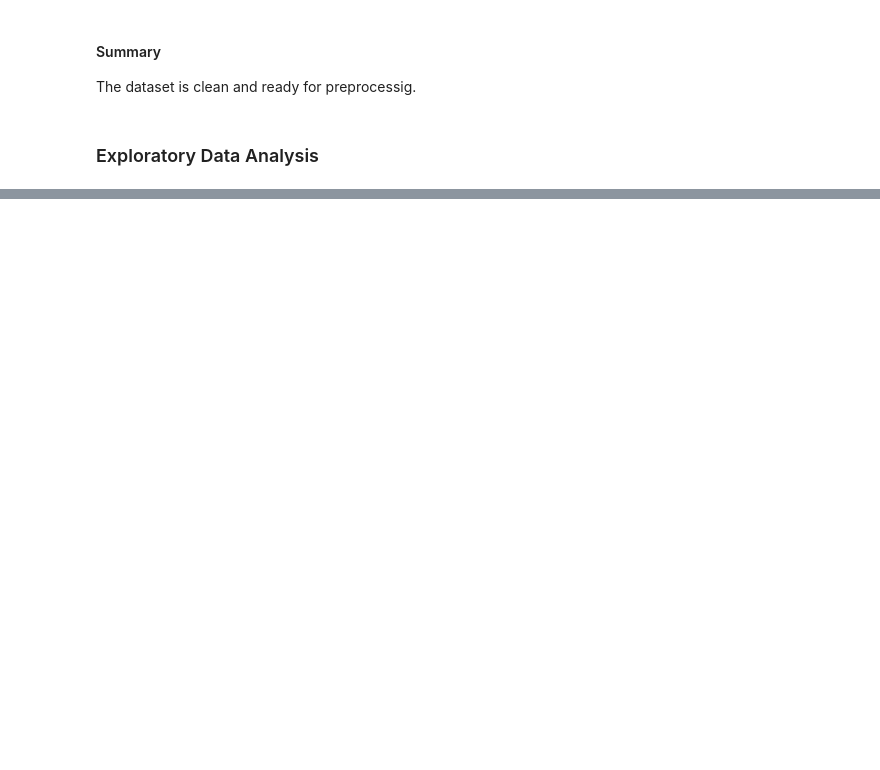
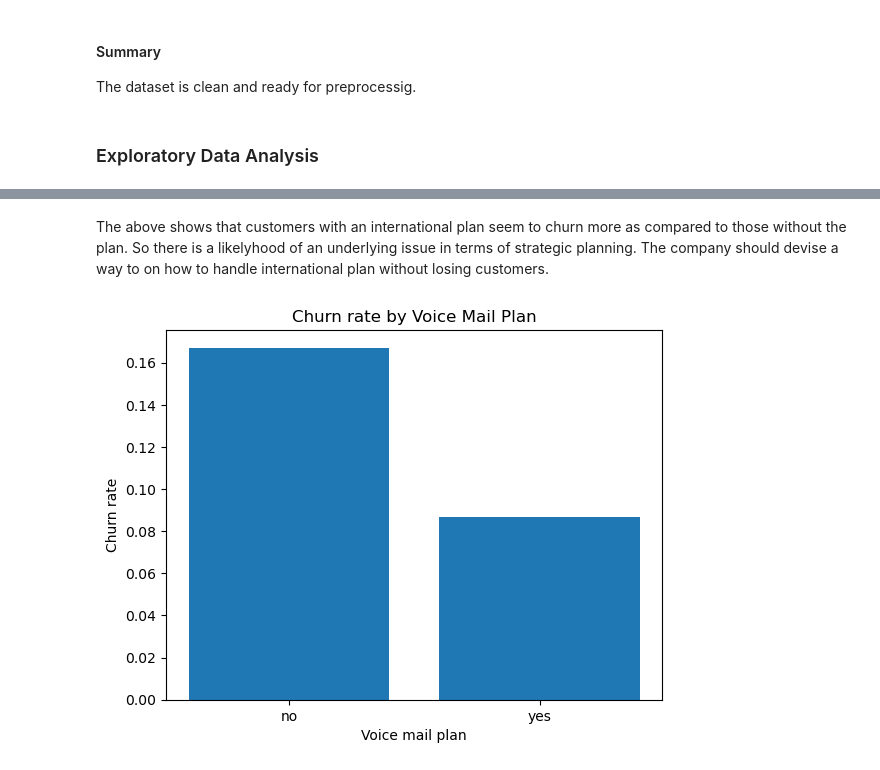
Before and after one commit to Smwangi1/Phase3-Group1-Project, a Jupyter notebook: classification-analysis.ipynb, the cells around one changed output, grey strips where cells are left out. Saved outputs shown, nothing was run; the diff lists cells and outputs as text; code cells hidden in the pictures; blank space fills up the shorter version.

```diff
--- a/classification-analysis.ipynb
+++ b/classification-analysis.ipynb
@@ -262,0 +311,12 @@ sns.countplot(x="churn", data=data)
+# %% [markdown]
+The above shows that customers with an international plan seem to churn more as compared to those without the plan. So there is a likelyhood of an underlying issue in terms of strategic planning. The company should devise a way to on how to handle international plan without losing customers.
+# %%
+# Visualization churn rate by Voice Mail Plan
+vm_tbl = churn_rate_by('voice mail plan').reset_index()
+ax = plt.figure().gca()
+ax.bar(vm_tbl['voice mail plan'].astype(str), vm_tbl['churn_rate'])
+ax.set_title('Churn rate by Voice Mail Plan')
+ax.set_ylabel('Churn rate'); ax.set_xlabel('Voice mail plan')
+plt.show()
+# %% [output]
+[figure, added]
```
Also changed, not shown: parts of 34 cells of this notebook.
